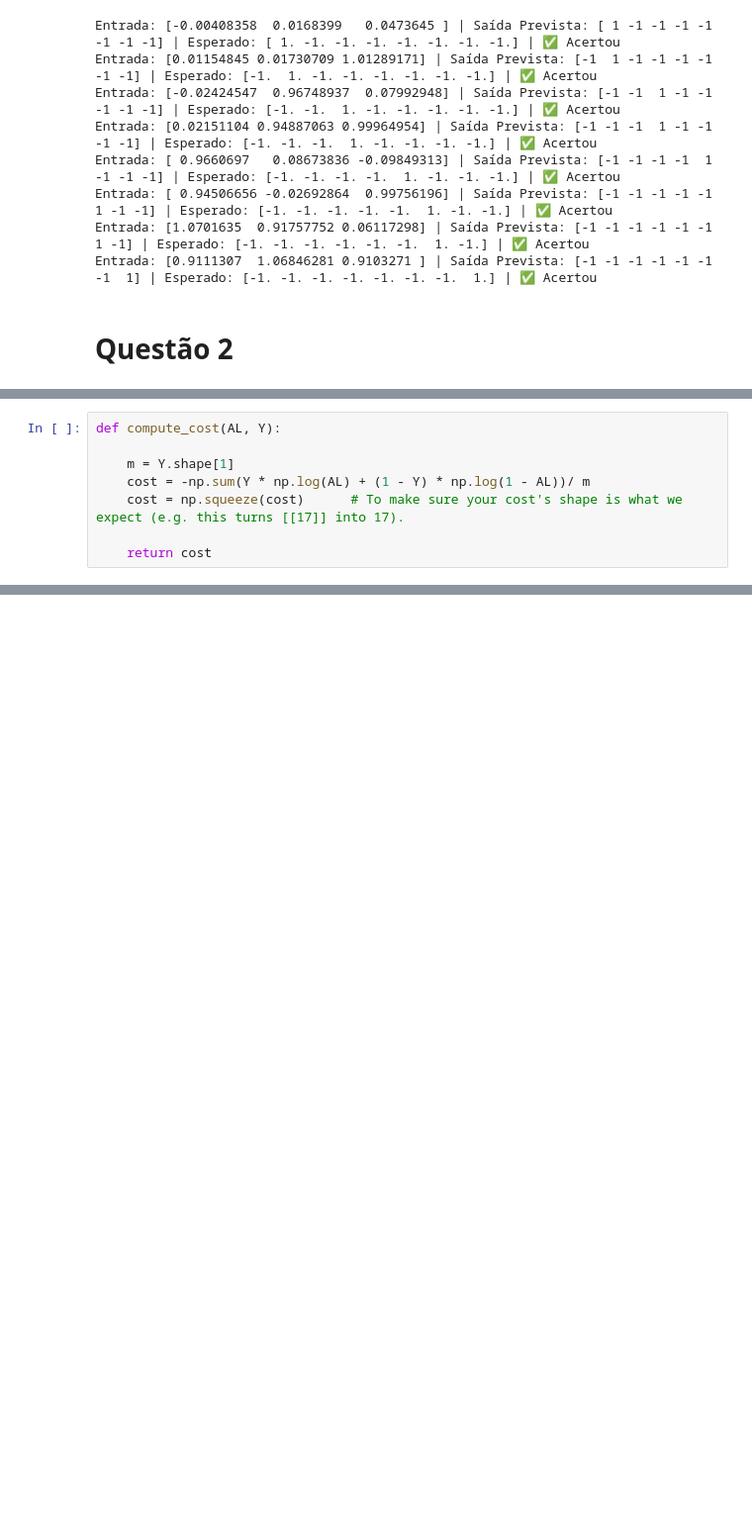
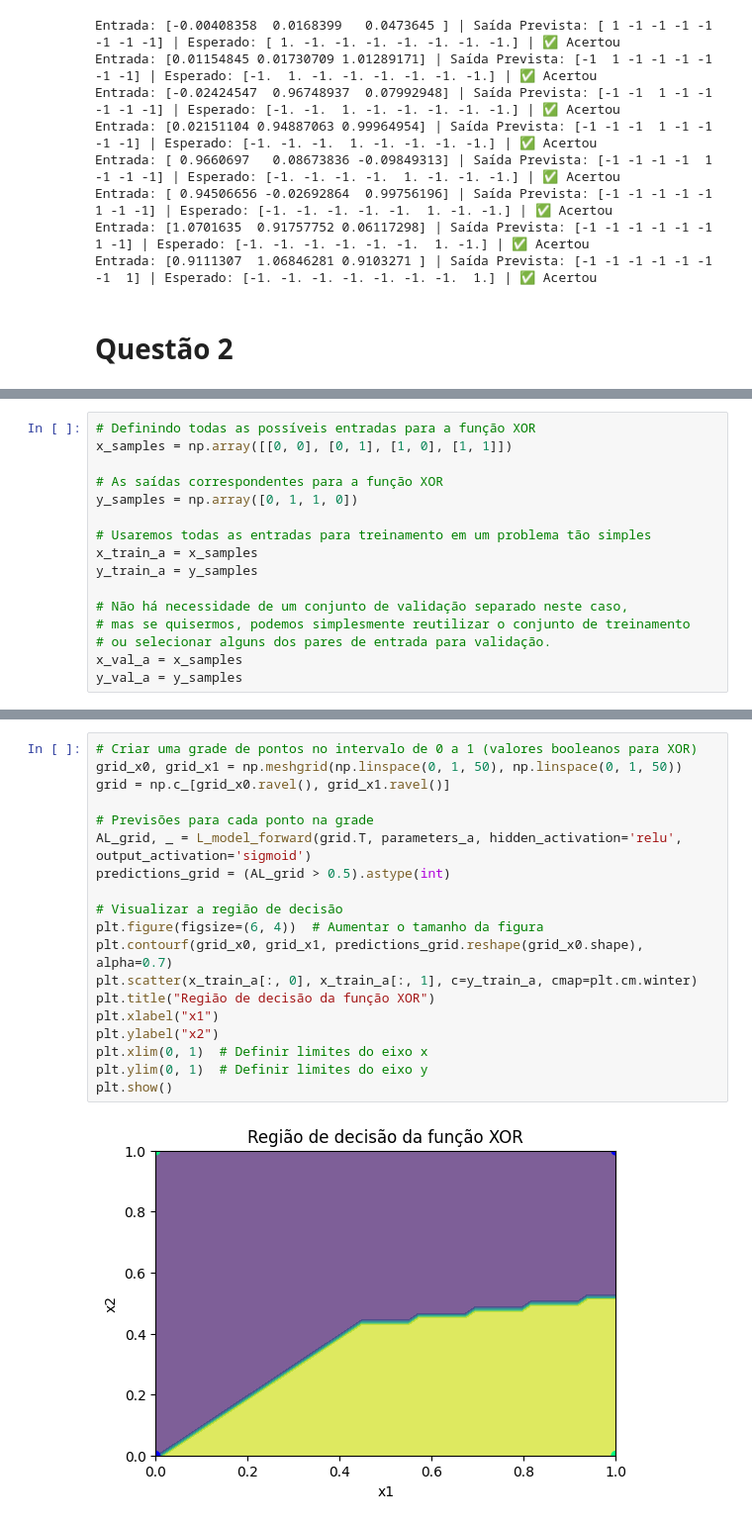
Before and after one commit to ArthurrCr/DEEP-LEARNING, a Jupyter notebook: [DL] 1A Lista_.ipynb, the cells around one changed output, grey strips where cells are left out. Shown at 99% size. Cells and saved outputs as stored; diff of their text form; blank space fills up the shorter version.

```diff
--- a/[DL] 1A Lista_.ipynb
+++ b/[DL] 1A Lista_.ipynb
@@ -226,8 +144,0 @@ def L_model_forward(X, parameters):
-# %%
-def compute_cost(AL, Y):
-
-    m = Y.shape[1]
-    cost = -np.sum(Y * np.log(AL) + (1 - Y) * np.log(1 - AL))/ m
-    cost = np.squeeze(cost)      # To make sure your cost's shape is what we expect (e.g. this turns [[17]] into 17).
-
-    return cost
@@ -285,0 +307,16 @@ def update_parameters(params, grads, learning_rate):
+# %%
+# Definindo todas as possíveis entradas para a função XOR
+x_samples = np.array([[0, 0], [0, 1], [1, 0], [1, 1]])
+
+# As saídas correspondentes para a função XOR
+y_samples = np.array([0, 1, 1, 0])
+
+# Usaremos todas as entradas para treinamento em um problema tão simples
+x_train_a = x_samples
+y_train_a = y_samples
+
+# Não há necessidade de um conjunto de validação separado neste caso,
+# mas se quisermos, podemos simplesmente reutilizar o conjunto de treinamento
+# ou selecionar alguns dos pares de entrada para validação.
+x_val_a = x_samples
+y_val_a = y_samples
@@ -285,0 +398,21 @@ def update_parameters(params, grads, learning_rate):
+# %%
+# Criar uma grade de pontos no intervalo de 0 a 1 (valores booleanos para XOR)
+grid_x0, grid_x1 = np.meshgrid(np.linspace(0, 1, 50), np.linspace(0, 1, 50))
+grid = np.c_[grid_x0.ravel(), grid_x1.ravel()]
+
+# Previsões para cada ponto na grade
+AL_grid, _ = L_model_forward(grid.T, parameters_a, hidden_activation='relu', output_activation='sigmoid')
+predictions_grid = (AL_grid > 0.5).astype(int)
+
+# Visualizar a região de decisão
+plt.figure(figsize=(6, 4))  # Aumentar o tamanho da figura
+plt.contourf(grid_x0, grid_x1, predictions_grid.reshape(grid_x0.shape), alpha=0.7)
+plt.scatter(x_train_a[:, 0], x_train_a[:, 1], c=y_train_a, cmap=plt.cm.winter)
+plt.title("Região de decisão da função XOR")
+plt.xlabel("x1")
+plt.ylabel("x2")
+plt.xlim(0, 1)  # Definir limites do eixo x
+plt.ylim(0, 1)  # Definir limites do eixo y
+plt.show()
+# %% [output]
+[figure, added]
```
Also changed, not shown: parts of 31 cells of this notebook.
